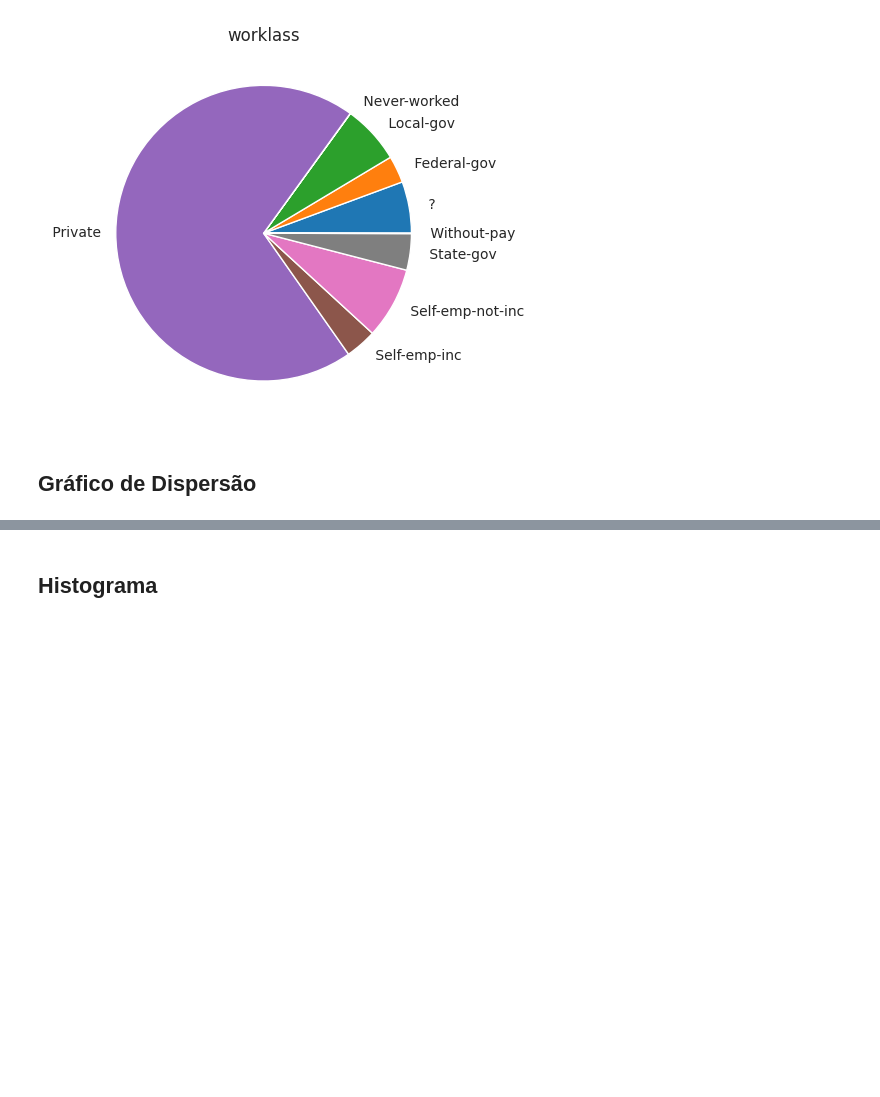
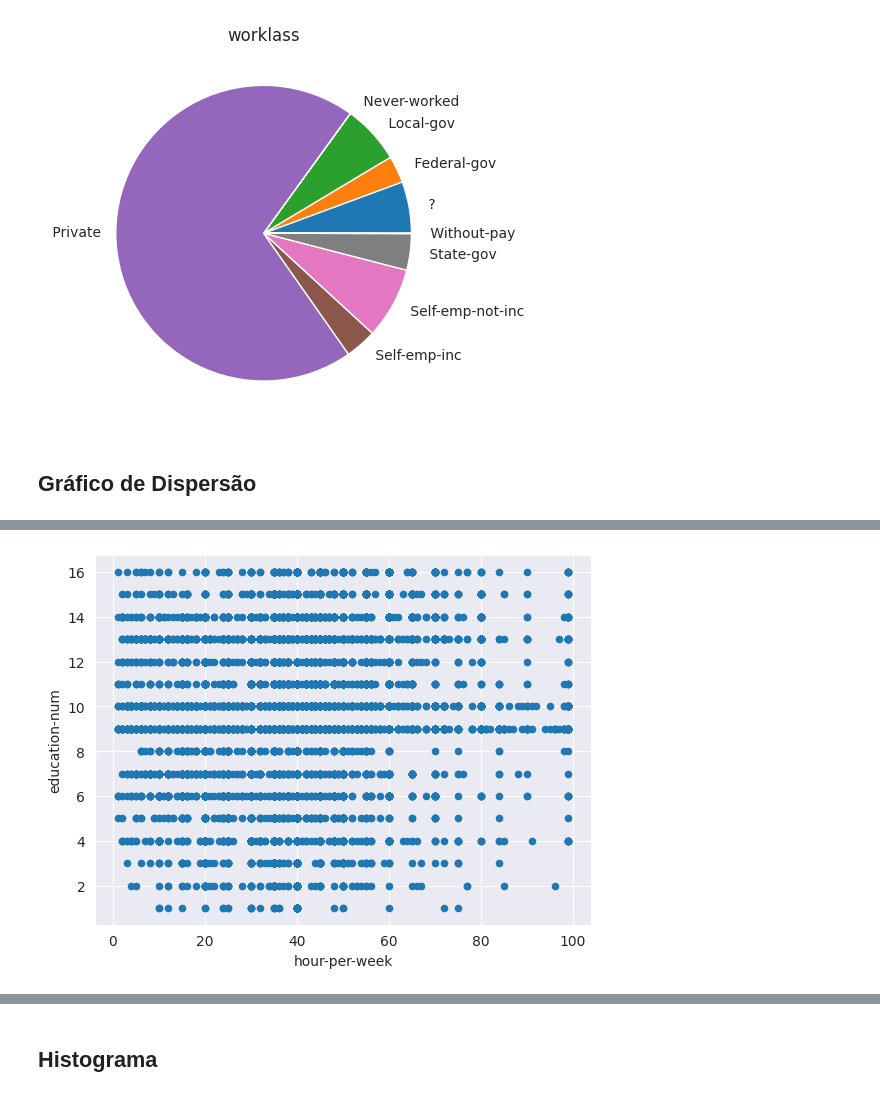
Before and after one commit to Joao-Inacio/Pandas-Descomplicado-Um-Guia-Pratico-para-Iniciantes, a Jupyter notebook: 0.3_Graficos/graficos.ipynb, the cells around one changed output, grey strips where cells are left out. Drawn from its saved outputs; the diff is of its cells as text; code cells hidden in the pictures; blank space fills up the shorter version.

```diff
--- a/0.3_Graficos/graficos.ipynb
+++ b/0.3_Graficos/graficos.ipynb
@@ -150,0 +159,4 @@ df.groupby("workclass")["age"].count().plot.pie(title='worklass', ylabel="");
+# %%
+df.plot.scatter(x="hour-per-week", y='education-num');
+# %% [output]
+[figure, added]
```
Also changed, not shown: parts of 3 cells of this notebook.
